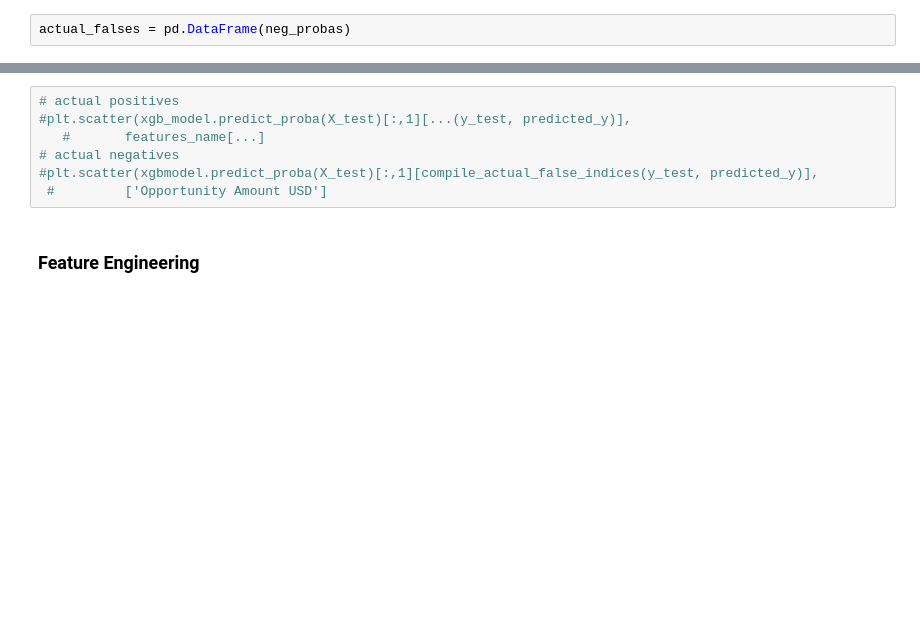
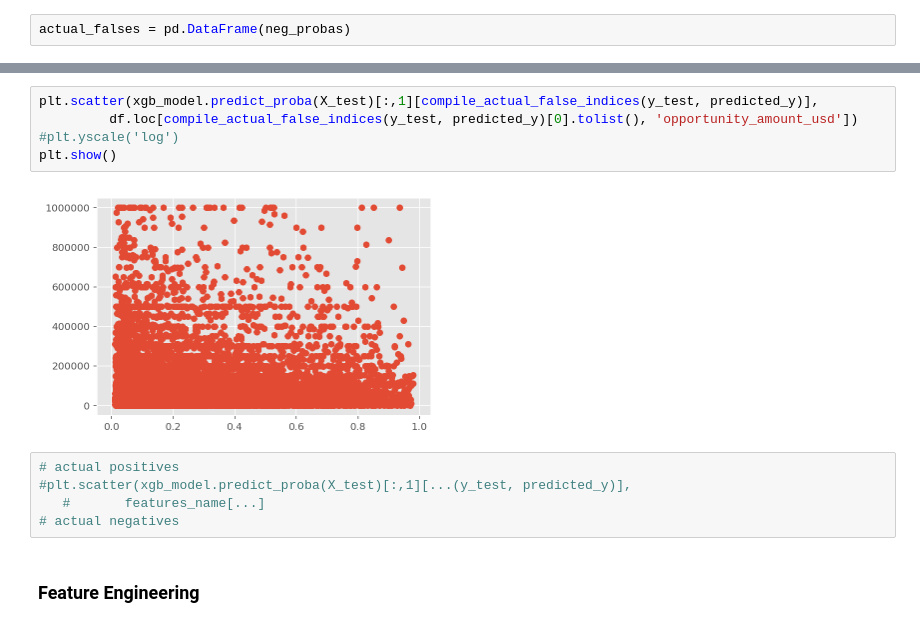
Before and after one commit to rnjeri/salesconversions, a Jupyter notebook: leadconversions/lead_optimization-Copy1.ipynb, the cells around one changed output, grey strips where cells are left out. Cells and saved outputs as stored; diff of their text form; blank space fills up the shorter version.

```diff
--- a/leadconversions/lead_optimization-Copy1.ipynb
+++ b/leadconversions/lead_optimization-Copy1.ipynb
@@ -629,10 +628,15 @@ because of the difference in class weights?
+# %%
+plt.scatter(xgb_model.predict_proba(X_test)[:,1][compile_actual_false_indices(y_test, predicted_y)],
+         df.loc[compile_actual_false_indices(y_test, predicted_y)[0].tolist(), 'opportunity_amount_usd'])
+#plt.yscale('log')
+plt.show()
+# %% [output]
+[figure, added]
 # %%
 # actual positives
 #plt.scatter(xgb_model.predict_proba(X_test)[:,1][...(y_test, predicted_y)],
    #       features_name[...]
 # actual negatives
-#plt.scatter(xgbmodel.predict_proba(X_test)[:,1][compile_actual_false_indices(y_test, predicted_y)],
- #         ['Opportunity Amount USD']
 # %% [markdown]
 ### Feature Engineering
 # %%
```
Also changed, not shown: parts of 20 cells of this notebook.
